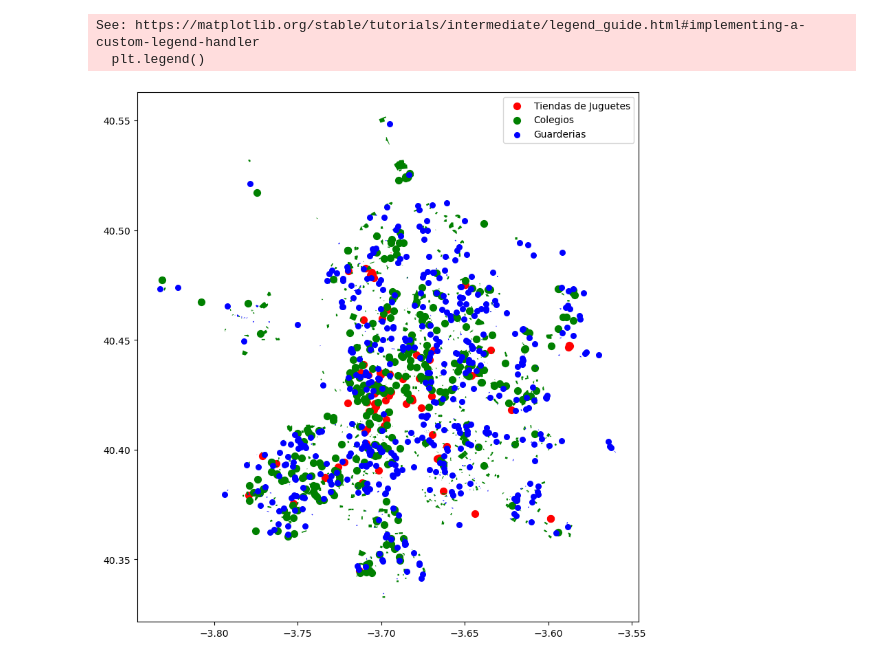
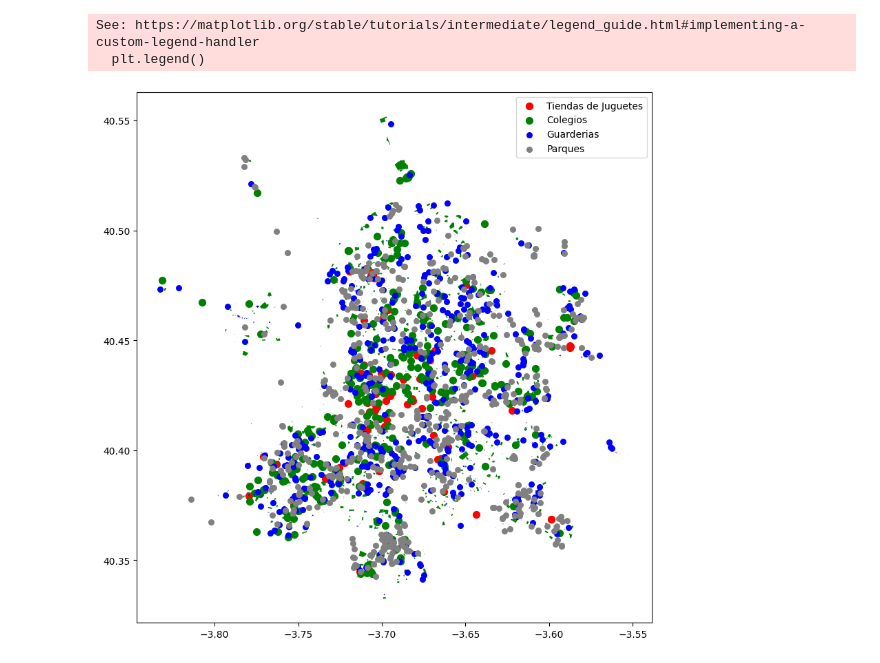
Before and after one commit to sstefanrb/Proyecto-Kibana-y-Carto, a Jupyter notebook: visualización.ipynb, the cells around one changed output. Cells and saved outputs as stored; diff of their text form; code cells hidden in the pictures.

```diff
--- a/visualización.ipynb
+++ b/visualización.ipynb
@@ -12,6 +9,12 @@ lugar_de_interes = "Madrid, España"
 etiqueta = {"shop": "toys"}
 
 juguetes = ox.geometries_from_place(lugar_de_interes, tags=etiqueta)
+# %%
+# Etiqueta para parques
+etiqueta_parques = {"leisure": "playground"}
+
+# Obtener geometrías para parques
+parques = ox.geometries_from_place(lugar_de_interes, tags=etiqueta_parques)
 # %%
 # Especifica las etiquetas para buscar colegios
 tags = {"amenity": "school"}
@@ -27,15 +36,16 @@ guarderias = ox.geometries_from_place(lugar_de_interes, etiquetas_guarderias)
 # %%
 # Visualiza las tiendas de juguetes y gimnasios en un mismo mapa
 fig, ax = plt.subplots(figsize=(10, 10))
 juguetes.plot(ax=ax, color="red", markersize=50, label="Tiendas de Juguetes")
 colegios.plot(ax=ax, color="green", markersize=50, label="Colegios")
 guarderias.plot(ax=ax, color="blue", markersize=30, label="Guarderias")
+parques.plot(ax=ax, color="grey", markersize=30, label="Parques")
 plt.legend()
 plt.show()
 # %% [output]
 See: https://matplotlib.org/stable/tutorials/intermediate/legend_guide.html#implementing-a-custom-legend-handler
   plt.legend()
-[figure, old version]
+[figure, new version]
 # %%
 # Guarda las geometrías en un archivo para su uso posterior
 juguetes.to_csv("tiendas_juguetes.csv")
```
Also changed, not shown: parts of 7 cells of this notebook, 12 other files.
